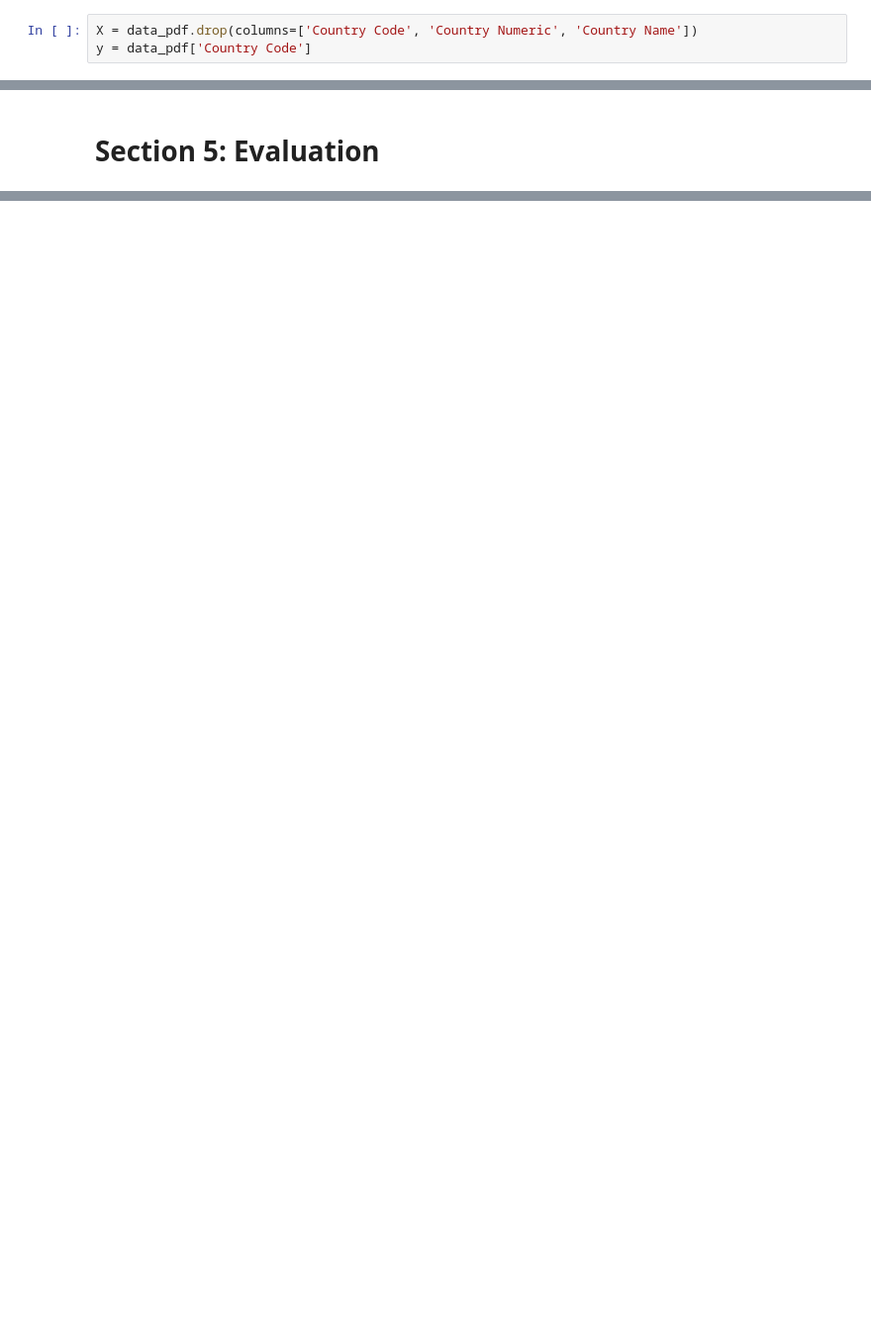
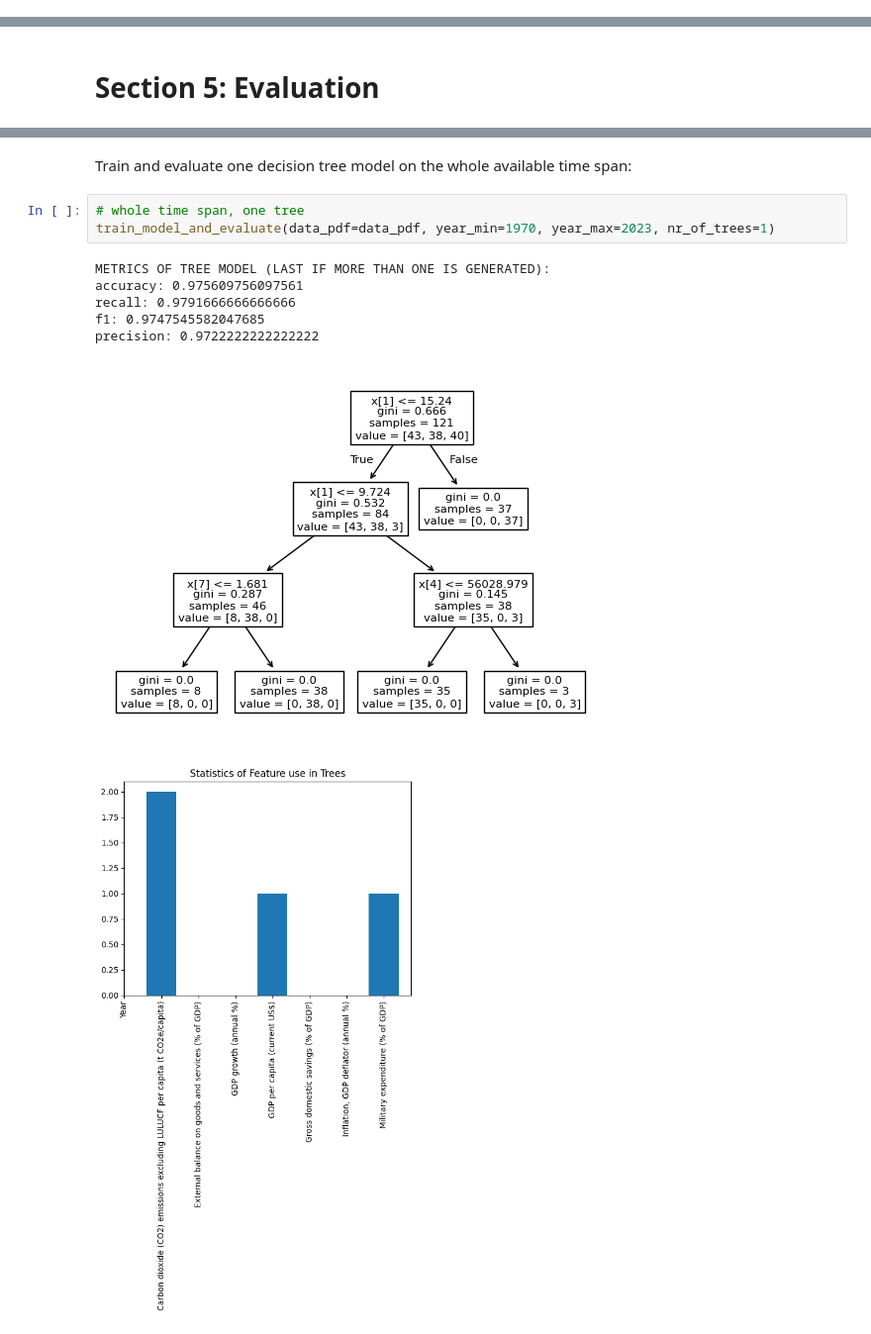
Before and after one commit to maxtschochner/World_Bank_Open_Data_Exploration, a Jupyter notebook: Analysis.ipynb, the cells around one changed output, grey strips where cells are left out. Shown at 99% size. Cells and saved outputs as stored; diff of their text form; blank space fills up the shorter version.

```diff
--- a/Analysis.ipynb
+++ b/Analysis.ipynb
@@ -692,3 +675,0 @@ First the training data over the whole period:
-# %%
-X = data_pdf.drop(columns=['Country Code', 'Country Numeric', 'Country Name'])
-y = data_pdf['Country Code']
@@ -888,0 +757,13 @@ precision: 0.9629629629629629
+# %% [markdown]
+Train and evaluate one decision tree model on the whole available time span:
+# %%
+# whole time span, one tree
+train_model_and_evaluate(data_pdf=data_pdf, year_min=1970, year_max=2023, nr_of_trees=1)
+# %% [output]
+METRICS OF TREE MODEL (LAST IF MORE THAN ONE IS GENERATED):
+accuracy: 0.975609756097561
+recall: 0.9791666666666666
+f1: 0.9747545582047685
+precision: 0.9722222222222222
+[figure, added]
+[figure, added]
```
Also changed, not shown: parts of 43 cells of this notebook.
